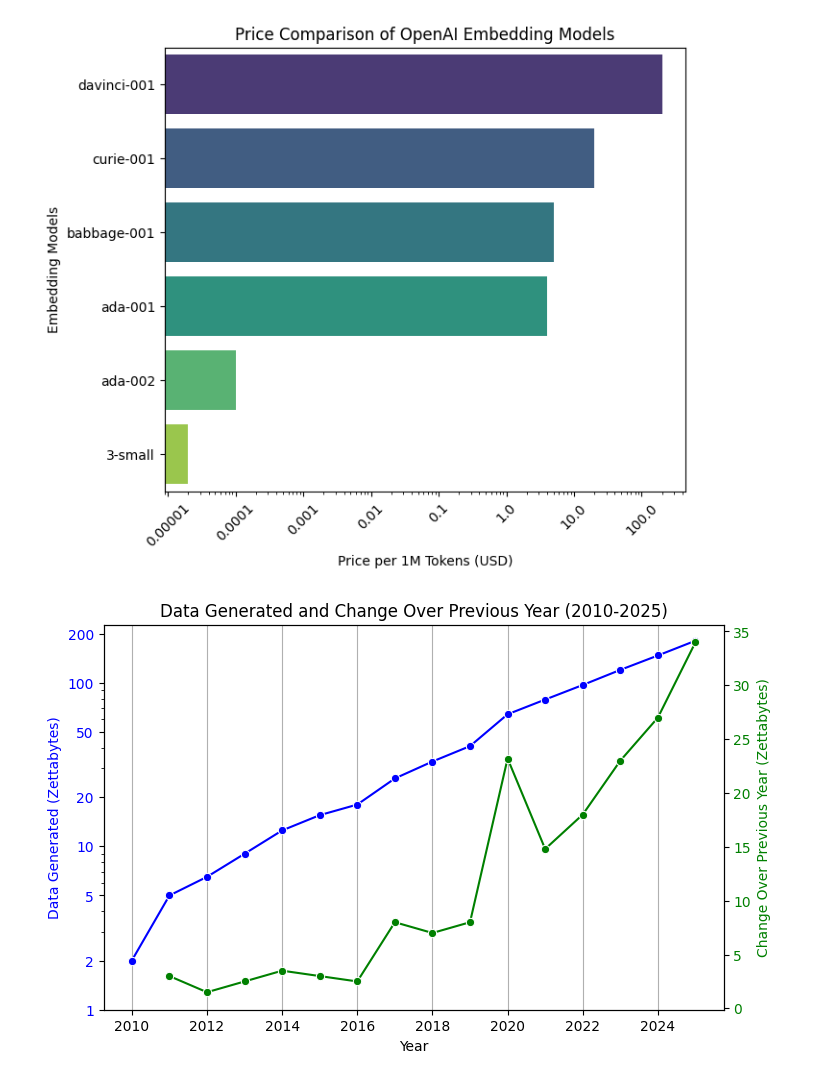
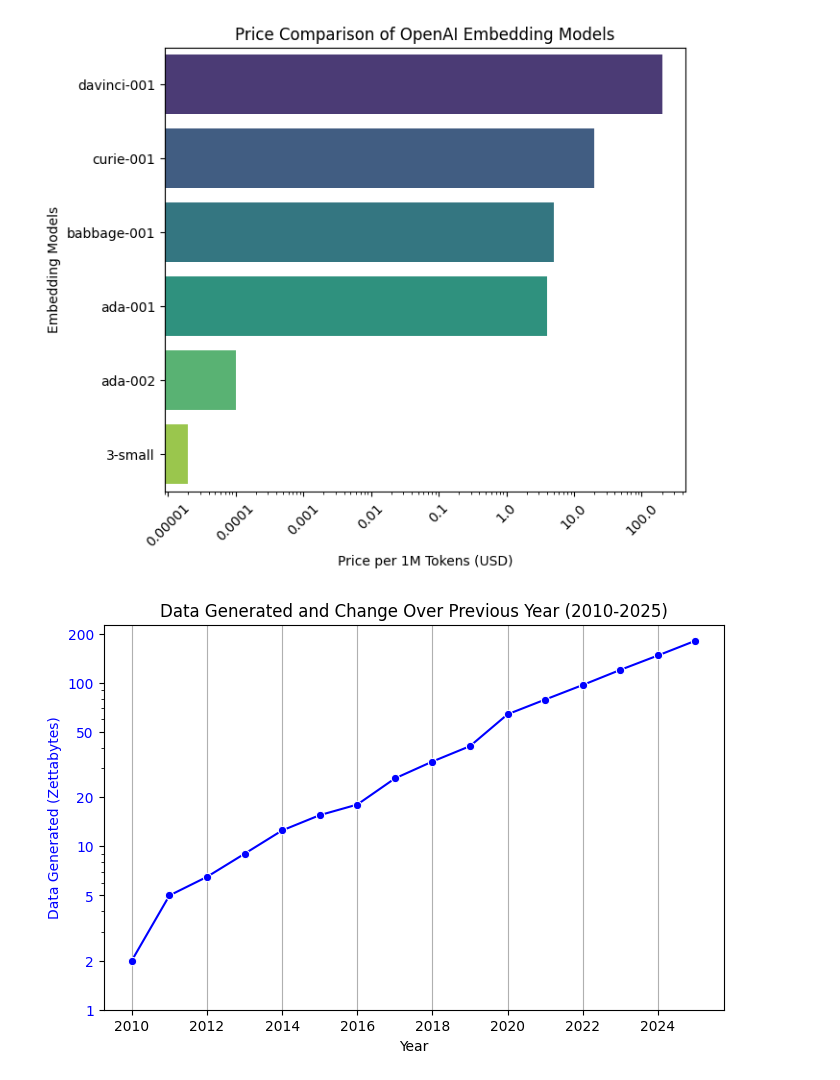
Before and after one commit to michaelsouza/formace, a Jupyter notebook: slides/2024.08.23/codes/charts.ipynb, the cells around one changed output. Cells and saved outputs as stored; diff of their text form; code cells hidden in the pictures.

```diff
--- a/slides/2024.08.23/codes/charts.ipynb
+++ b/slides/2024.08.23/codes/charts.ipynb
@@ -46,35 +46,35 @@ import pandas as pd
 # Data preparation
 data = {
     "Year": [2010, 2011, 2012, 2013, 2014, 2015, 2016, 2017, 2018, 2019, 2020, 2021, 2022, 2023, 2024, 2025],
     "Data Generated (Zettabytes)": [2, 5, 6.5, 9, 12.5, 15.5, 18, 26, 33, 41, 64.2, 79, 97, 120, 147, 181],
     "Change Over Previous Year (Zettabytes)": [None, 3, 1.5, 2.5, 3.5, 3, 2.5, 8, 7, 8, 23.2, 14.8, 18, 23, 27, 34]
 }
 
 df = pd.DataFrame(data)
 
 # Plotting
 fig, ax1 = plt.subplots(figsize=(8, 5))
 
 # Plotting Data Generated on the first y-axis
 sns.lineplot(x="Year", y="Data Generated (Zettabytes)", data=df, marker='o', ax=ax1, color="blue")
 ax1.set_xlabel('Year')
 ax1.set_ylabel('Data Generated (Zettabytes)', color="blue")
 ax1.tick_params(axis='y', labelcolor="blue")
 ax1.set_yscale('log')
 
 # Set more ticks on the y-axis
 ax1.set_yticks([1, 2, 5, 10, 20, 50, 100, 200])
 ax1.get_yaxis().set_major_formatter(plt.ScalarFormatter())  # To ensure the log scale is represented correctly
 
 ax1.grid(axis='x')
 
 # Creating a second y-axis for the Change Over Previous Year
-ax2 = ax1.twinx()
-sns.lineplot(x="Year", y="Change Over Previous Year (Zettabytes)", data=df, marker='o', ax=ax2, color="green")
-ax2.set_ylabel('Change Over Previous Year (Zettabytes)', color="green")
-ax2.tick_params(axis='y', labelcolor="green")
+# ax2 = ax1.twinx()
+# sns.lineplot(x="Year", y="Change Over Previous Year (Zettabytes)", data=df, marker='o', ax=ax2, color="green")
+# ax2.set_ylabel('Change Over Previous Year (Zettabytes)', color="green")
+# ax2.tick_params(axis='y', labelcolor="green")
 
 plt.title("Data Generated and Change Over Previous Year (2010-2025)")
 plt.show()
 # %% [output]
-[figure, old version]
+[figure, new version]
```
Also changed, not shown: 4 other files.
